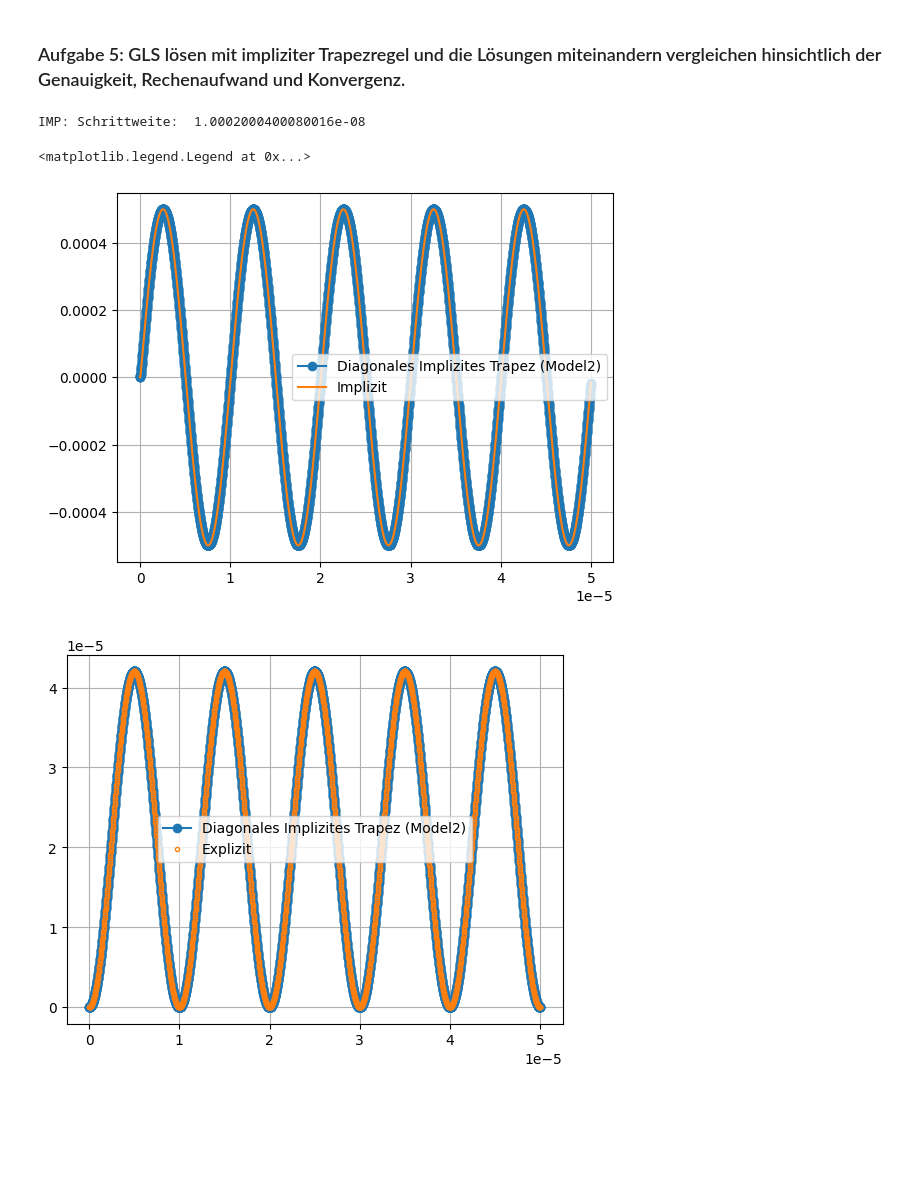
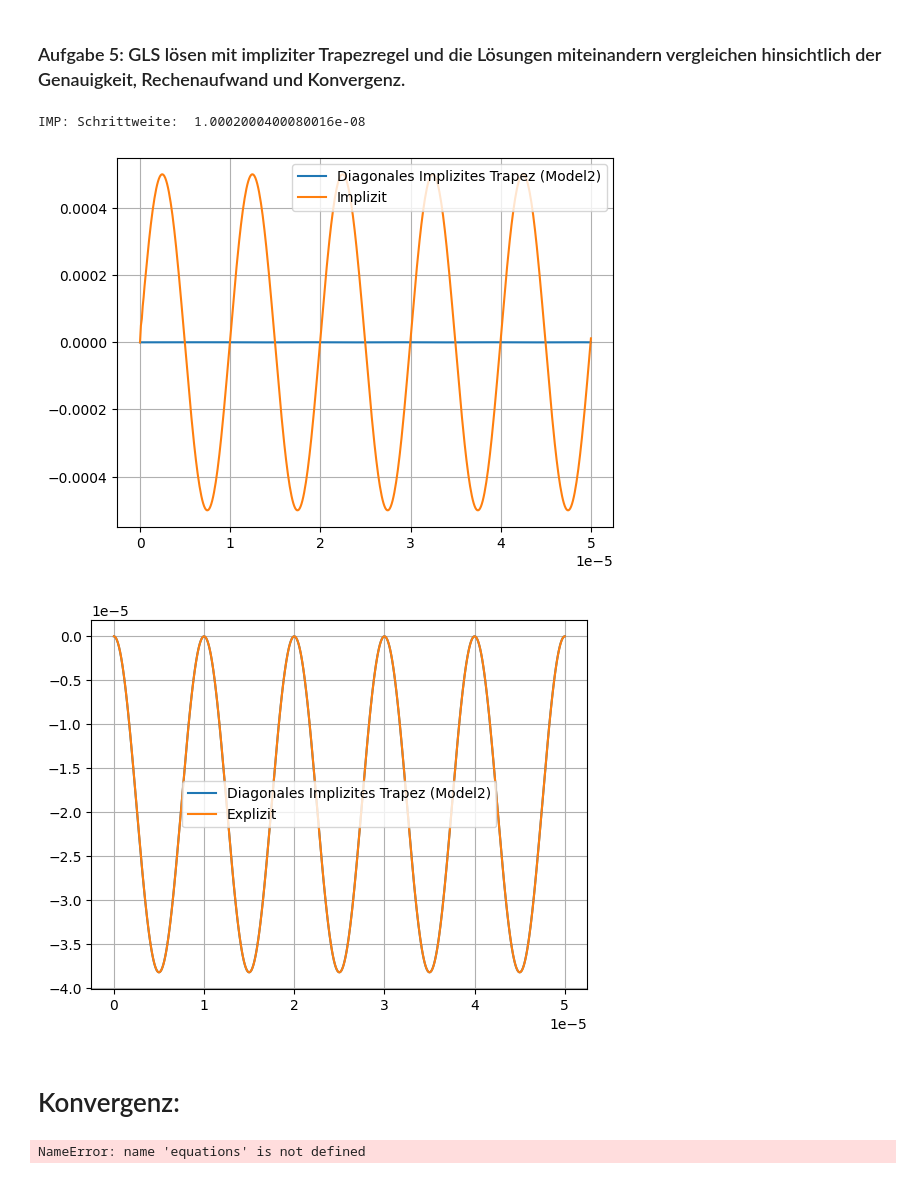
Before and after one commit to hollejon/Numerik, a Jupyter notebook: projekt/transformator.ipynb, the cells around one changed output. Drawn from its saved outputs; the diff is of its cells as text; code cells hidden in the pictures; blank space fills up the shorter version.

```diff
--- a/projekt/transformator.ipynb
+++ b/projekt/transformator.ipynb
@@ -51,6 +66,18 @@ def eulerforward_2Systeme(t0, x0, h, tend, f):
 
     return t, x
 
+"""
+def model2(t, x):
+    t = t
+    x0 = x[0] # I1
+    x1 = x[1] # I2
+
+    U0 = 4*np.sin(2*np.pi*f*t)
+    return np.array([(R2*x0*Lps*Ls - R1*x1*(1/Lp)-U0) / (1 - (Lsp*Lps*Ls)),
+                      ((R1*x1)-U0)/((Lp/Lsp)-Lps)])
+
+"""
+
 def model2(t, x):
     t = t
     x0 = x[0] # I1
@@ -61,20 +88,15 @@ def model2(t, x):
                       ((R1*x1)-U0)/((Lp/Lsp)-Lps)])
 
 
-
-def analytisch(t):
-    return - ((Lps*Lsp*U0 / Ls*Ls) - (R2 * I2*Lps / Ls) - U0/Ls) / R1
-
 x0 = (0.0, 0.0)
 tend = 0.00005
-h =    0.00000001
+h =    0.0000001
 
 t2, I_x2 = eulerforward_2Systeme(0, x0,h,tend, model2)
 
 # =================== Plot erstellen ===================
 plt.figure(1)
 plt.plot(t2, I_x2[:,0],  '.-', label='I1')
-#plt.plot(t2, analytisch(t2),  '.-', label='I1')
 plt.ylabel('I1[A]')
 plt.xlabel('t')
 plt.title('RK4 mit Schrittweite h=0.1ns')
@@ -144,8 +166,8 @@ def model1(t, x):
     x1 = x[0] # I1
     x0 = x[1] # I2
 
-    U0 = -4*np.sin(2*np.pi*f*t)
-    return np.array([(R2*x0*Lps/Ls - R1*x1*(1/Lp)-U0/Ls) / (1 - (Lsp*Lps/Ls)),
+    U0 = 4*np.sin(2*np.pi*f*t)
+    return np.array([(R2*x0*Lps*Ls - R1*x1*(1/Lp)-U0) / (1 - (Lsp*Lps*Ls)),
                       ((R1*x1)-U0)/((Lp/Lsp)-Lps)])
 
 def model1_df(x,y):
@@ -156,14 +178,14 @@ def model1_df(x,y):
 
 # Anfangswerte, Endzeitpunkt und Schrittweite einstellen
 x0 = (0.0, 0.0)
-#tend = 0.001
-h =    0.00000002
+tend = 0.00005
+h =    0.00000001
 
 x_imp, t_imp = runga_kutta_RK4_2Systeme_implizit(x0, h, tend, model1, model1_df, 1e-3)
 
 # =================== Plot erstellen ===================
 plt.figure(3)
-plt.plot(t_imp, x_imp[:,0],  '-', label='Explizit', markerfacecolor='none')
+plt.plot(t_imp, x_imp[:,0],  '.', label='Explizit', markerfacecolor='none')
 plt.plot(t2, I_x2[:,1],  '-', label='Implizit')
 plt.ylabel('I1[A]')
 plt.xlabel('t')
@@ -172,7 +194,7 @@ plt.legend()
 plt.grid(True)
 
 plt.figure(4)
-plt.plot(t_imp, x_imp[:,1],  '-', label='Explizit', markerfacecolor='none')
+plt.plot(t_imp, x_imp[:,1],  '.', label='Explizit', markerfacecolor='none')
 plt.plot(t2, I_x2[:,0],  '-', label='Implizit')
 plt.ylabel('I2[A]')
 plt.xlabel('t')
@@ -187,6 +209,10 @@ plt.show()
 ### Aufgabe 5: GLS lösen mit impliziter Trapezregel und die Lösungen miteinandern vergleichen hinsichtlich der Genauigkeit, Rechenaufwand und Konvergenz.
 # %%
  # Trapezregel implizite
+
+
+
+
 
 def implizitEuler_DIRK(x0, X, f, df, N, A, B, C, tol):
     # x0: Startpunkt
@@ -272,36 +298,62 @@ def implizitEuler_DIRKchat(x0, X, f, df, N, A, B, C, tol):
 x0 = [0.0,[0.0,0.0]]
 
 
 
 # c | a
 #   | b
 c1 = 0.0
 c2 = 1.0
 a1 = [0.0, 0.0]
 a2 = [0.5, 0.5]
 b1 = 0.5
 b2 = 0.5
 A = [a1, a2]
 B = [b1, b2]
 C = [c1, c2]
 tend = 50*10**-6
 x_imp_dirk2, y_imp_dirk2 = implizitEuler_DIRKchat(x0, tend, model1, model1_df, 5000, A, B, C ,1e-3)
 
 
 x_an = np.linspace(0,1,100)
 plt.figure(3)
-plt.plot(x_imp_dirk2, y_imp_dirk2[:,0], 'o-', label='Diagonales Implizites Trapez (Model2)')
+plt.plot(x_imp_dirk2, y_imp_dirk2[:,0], '-', label='Diagonales Implizites Trapez (Model2)')
 plt.plot(t2, I_x2[:,1],  '-', label='Implizit')
 plt.grid()
 plt.legend()
+plt.show()
 
 plt.figure(4)
-plt.plot(x_imp_dirk2, y_imp_dirk2[:,1], 'o-', label='Diagonales Implizites Trapez (Model2)')
-plt.plot(t_imp, x_imp[:,1],  '.', label='Explizit', markerfacecolor='none')
+plt.plot(x_imp_dirk2, y_imp_dirk2[:,1], '-', label='Diagonales Implizites Trapez (Model2)')
+plt.plot(t_imp, x_imp[:,1],  '-', label='Explizit', markerfacecolor='none')
 plt.grid()
 plt.legend()
+plt.show()
 # %% [output]
 IMP: Schrittweite:  1.0002000400080016e-08
-<matplotlib.legend.Legend at 0x...>
-[figure, old version]
+[figure, new version]
-[figure, old version]
+[figure, new version]
+# %% [markdown]
+ # Konvergenz:
+# %%
+# Referenzlösung des Solvers von Scipy liefert
+# Setze die Anfangswerte für I1 und I2
+y0 = [0, 0]
+
+# Definiere die Zeitpunkte, an denen die Lösung berechnet werden soll
+t_span = (0, 0.00005)  # Start- und Endzeit
+t_eval = np.linspace(0, 0.00005, 10000000)  # Zeitpunkte für die Auswertung
+
+# Löse das Differentialgleichungssystem
+sol = solve_ivp(equations, t_span, y0, t_eval=t_eval, args=(R1, R2, Ls, Lp, Lps, Lsp))
+
+# Plote die Lösung
+plt.plot(sol.t, sol.y[0], label='I1(t)')
+plt.plot(sol.t, sol.y[1], label='I2(t)')
+plt.xlabel('Zeit')
+plt.ylabel('Strom')
+plt.title('Lösung des Differentialgleichungssystems')
+plt.legend()
+plt.grid(True)
+plt.show()
+# %% [output]
+NameError: name 'equations' is not defined
```
Also changed, not shown: parts of 3 cells of this notebook.
